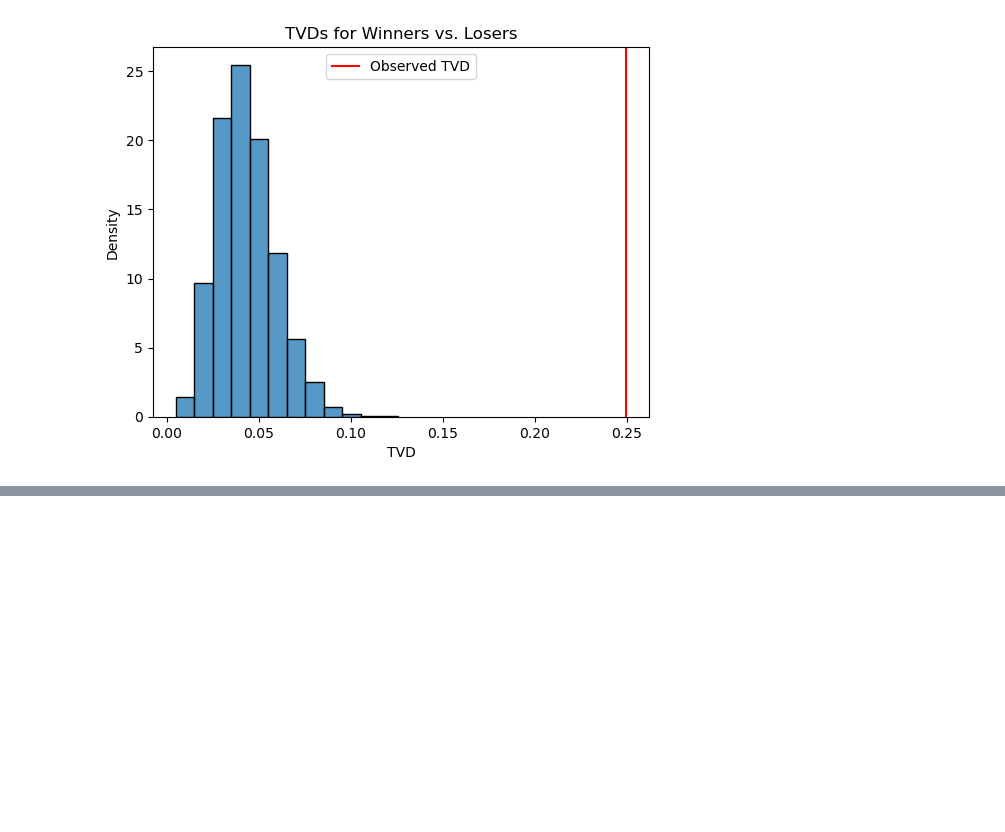
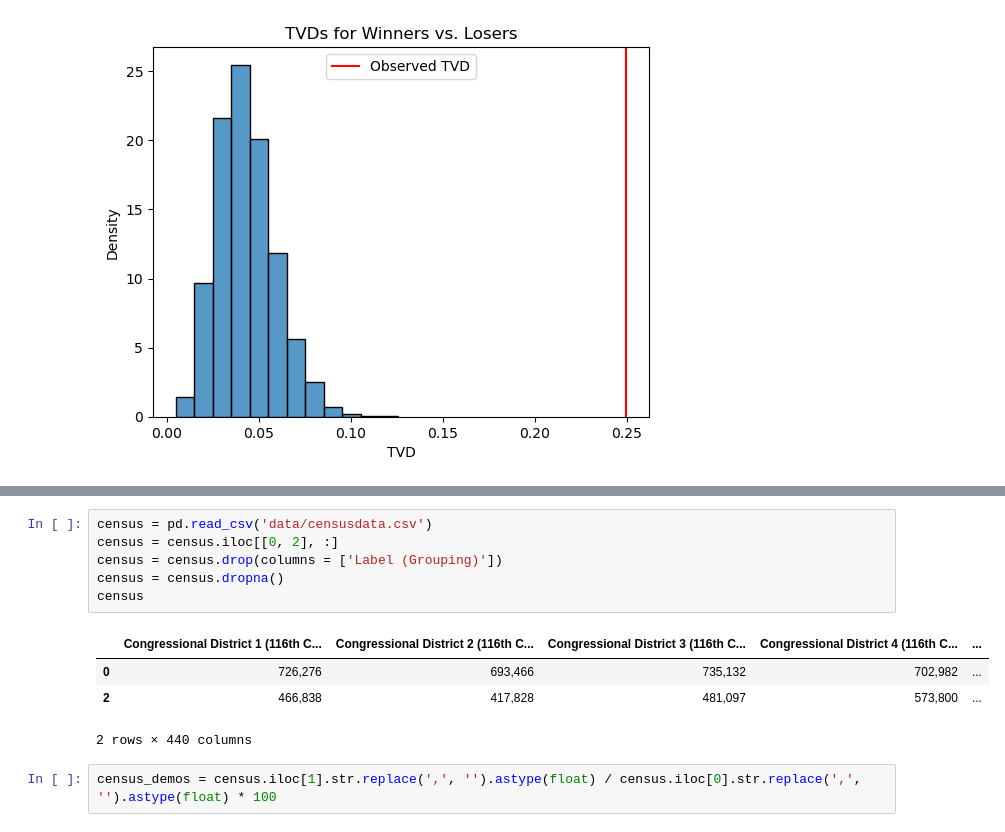
Before and after one commit to sarsong/data102proj, a Jupyter notebook: vivian_eda.ipynb, the cells around one changed output, grey strips where cells are left out. Saved outputs shown, nothing was run; the diff lists cells and outputs as text; blank space fills up the shorter version.

```diff
--- a/vivian_eda.ipynb
+++ b/vivian_eda.ipynb
@@ -320,0 +364,13 @@ p-val: 0.0
+# %%
+census = pd.read_csv('data/censusdata.csv')
+census = census.iloc[[0, 2], :]
+census = census.drop(columns = ['Label (Grouping)'])
+census = census.dropna()
+census
+# %% [output]
+|  | Congressional District 1 (116th C... | Congressional District 2 (116th C... | Congressional District 3 (116th C... | Congressional District 4 (116th C... | ... |
+| 0 | 726,276 | 693,466 | 735,132 | 702,982 | ... |
+| 2 | 466,838 | 417,828 | 481,097 | 573,800 | ... |
+2 rows × 440 columns
+# %%
+census_demos = census.iloc[1].str.replace(',', '').astype(float) / census.iloc[0].str.replace(',', '').astype(float) * 100
```
Also changed, not shown: parts of 5 cells of this notebook, 1 other file.
